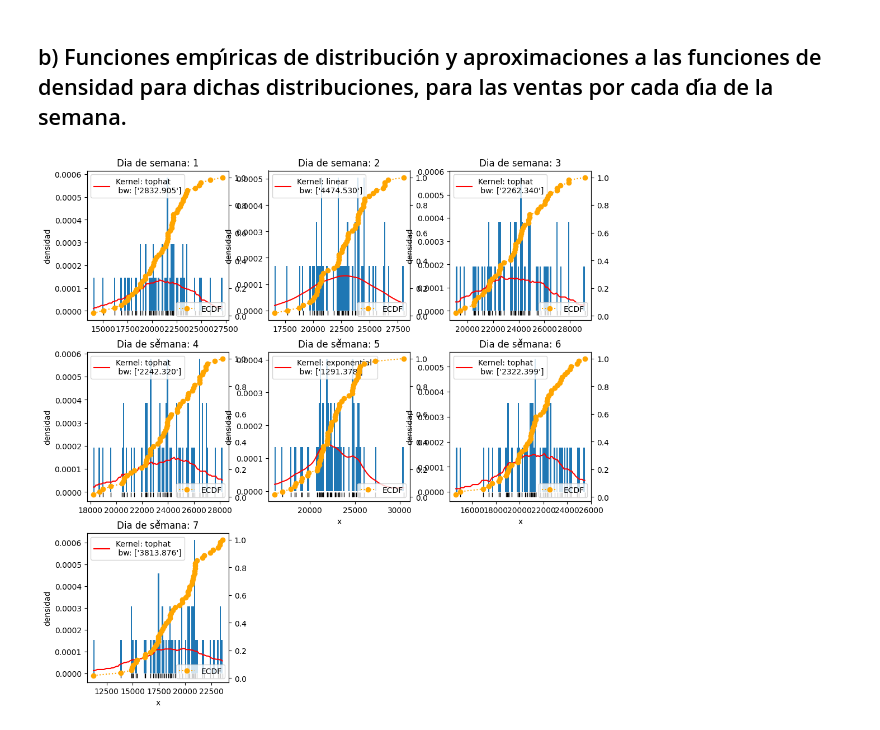
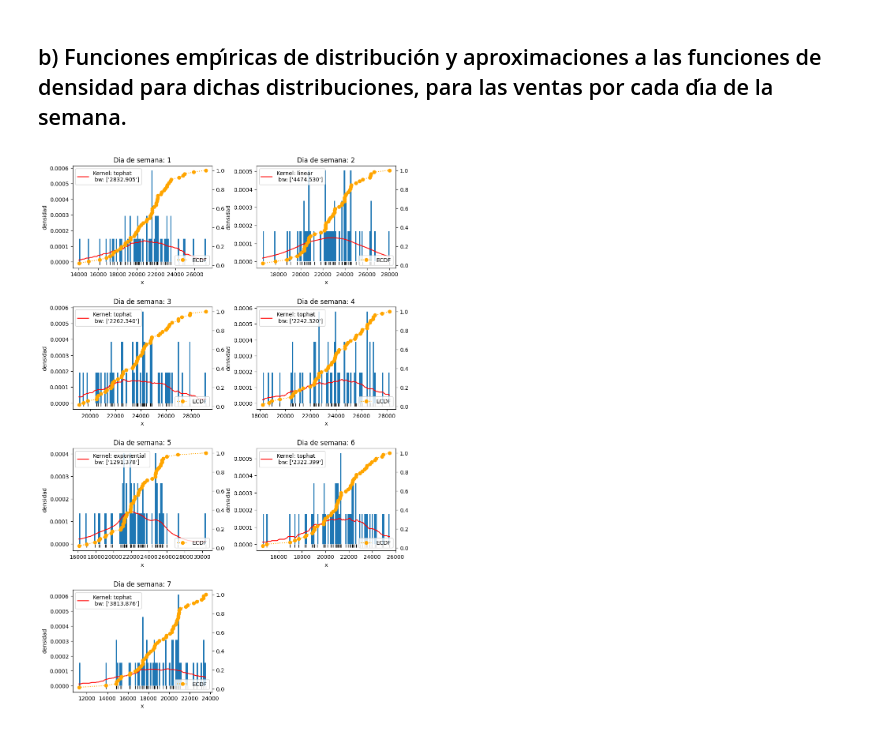
Before and after one commit to gx-ceia-tps/tp2-peia, a Jupyter notebook: tp2-peia-project/tp2-peia-p2.ipynb, the cells around one changed output. Cells and saved outputs as stored; diff of their text form; code cells hidden in the pictures.

```diff
--- a/tp2-peia-project/tp2-peia-p2.ipynb
+++ b/tp2-peia-project/tp2-peia-p2.ipynb
@@ -232,6 +232,6 @@ plot_sales(sales_per_month, month_estimation_plot_fun, title='Month', n=2, pad=5
 # %%
 def weekday_estimation_plot_fun(data, ax):
     plot_estimations(data, ax)
-plot_sales(sales_per_weekday,  weekday_estimation_plot_fun , title='Dia de semana')
+plot_sales(sales_per_weekday,  weekday_estimation_plot_fun , title='Dia de semana', n=2, pad=5, fig_size=(10,15))
 # %% [output]
-[figure, old version]
+[figure, new version]
```
